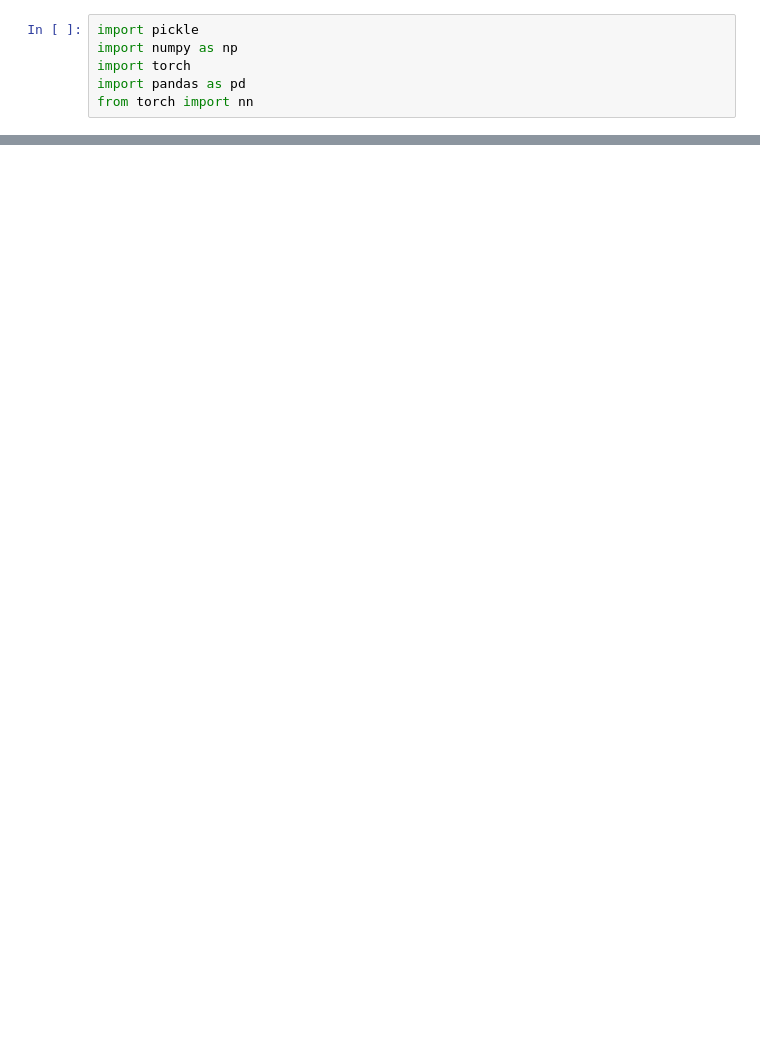
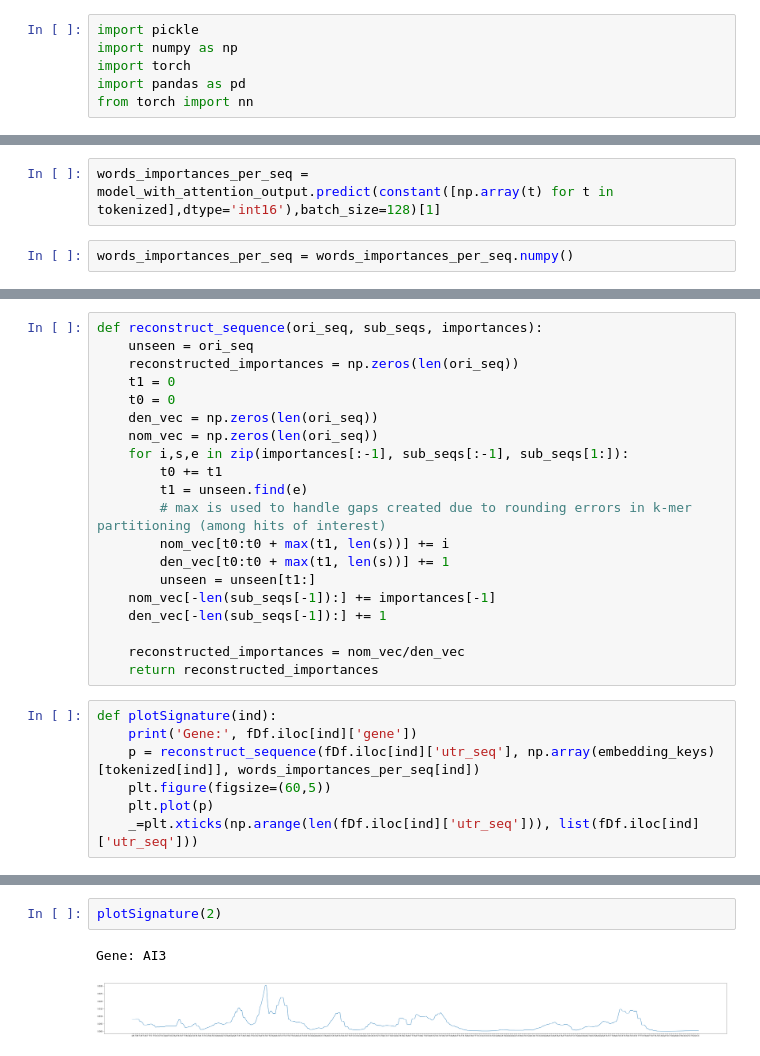
Before and after one commit to IBP-21-22/intbioproj, a Jupyter notebook: code/RNN on GloVe.ipynb, the cells around one changed output, grey strips where cells are left out. Cells and saved outputs as stored; diff of their text form; blank space fills up the shorter version.

```diff
--- a/code/RNN on GloVe.ipynb
+++ b/code/RNN on GloVe.ipynb
@@ -109,0 +216,4 @@ Epoch 2/30
+# %%
+words_importances_per_seq = model_with_attention_output.predict(constant([np.array(t) for t in tokenized],dtype='int16'),batch_size=128)[1]
+# %%
+words_importances_per_seq = words_importances_per_seq.numpy()
@@ -109,0 +228,27 @@ Epoch 2/30
+# %%
+def reconstruct_sequence(ori_seq, sub_seqs, importances):
+    unseen = ori_seq
+    reconstructed_importances = np.zeros(len(ori_seq))
+    t1 = 0
+    t0 = 0
+    den_vec = np.zeros(len(ori_seq))
+    nom_vec = np.zeros(len(ori_seq))
+    for i,s,e in zip(importances[:-1], sub_seqs[:-1], sub_seqs[1:]):
+        t0 += t1
+        t1 = unseen.find(e)
+        # max is used to handle gaps created due to rounding errors in k-mer partitioning (among hits of interest)
+        nom_vec[t0:t0 + max(t1, len(s))] += i
+        den_vec[t0:t0 + max(t1, len(s))] += 1
+        unseen = unseen[t1:]
+    nom_vec[-len(sub_seqs[-1]):] += importances[-1]
+    den_vec[-len(sub_seqs[-1]):] += 1
+
+    reconstructed_importances = nom_vec/den_vec
+    return reconstructed_importances
+# %%
+def plotSignature(ind):
+    print('Gene:', fDf.iloc[ind]['gene'])
+    p = reconstruct_sequence(fDf.iloc[ind]['utr_seq'], np.array(embedding_keys)[tokenized[ind]], words_importances_per_seq[ind])
+    plt.figure(figsize=(60,5))
+    plt.plot(p)
+    _=plt.xticks(np.arange(len(fDf.iloc[ind]['utr_seq'])), list(fDf.iloc[ind]['utr_seq']))
@@ -109,0 +265,5 @@ Epoch 2/30
+# %%
+plotSignature(2)
+# %% [output]
+Gene: AI3
+[figure, added]
```
Also changed, not shown: parts of 34 cells of this notebook, 17 other files.
